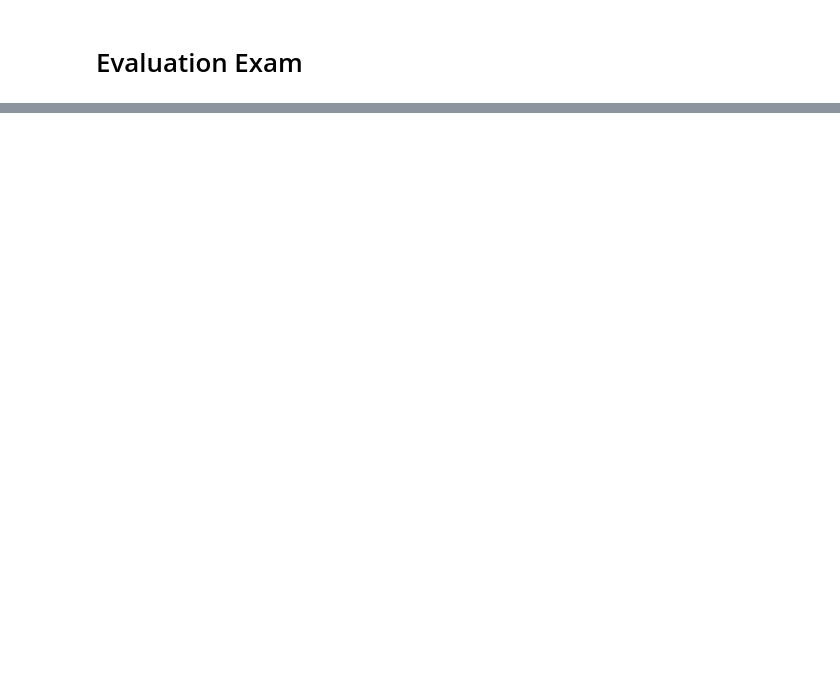
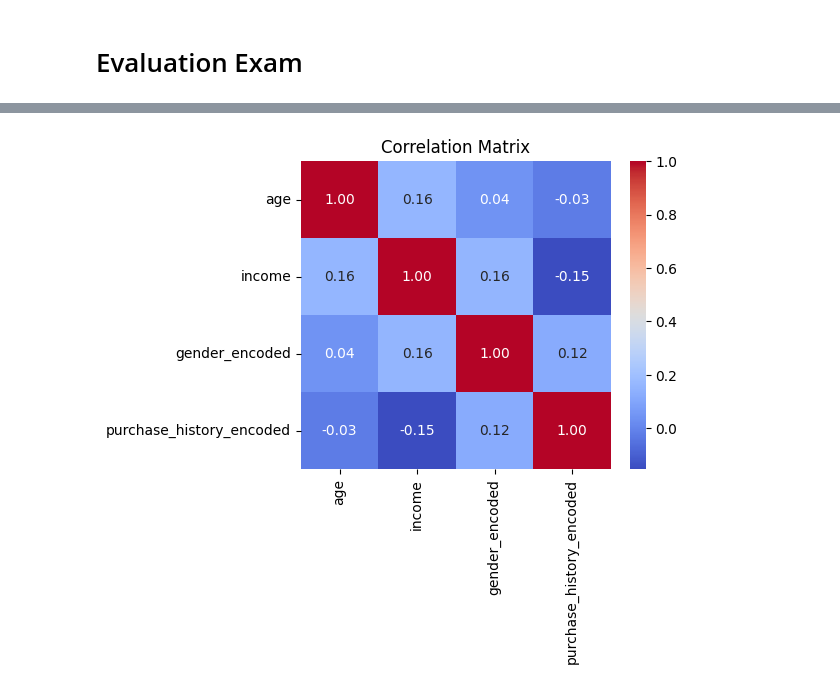
Before and after one commit to SandovalAguilar/classification-case, a Jupyter notebook: Notebook/case.ipynb, the cells around one changed output, grey strips where cells are left out. Drawn from its saved outputs; the diff is of its cells as text; code cells hidden in the pictures; blank space fills up the shorter version.

```diff
--- a/Notebook/case.ipynb
+++ b/Notebook/case.ipynb
@@ -55,0 +142,18 @@ Steps to follow:
+# %%
+# Encoding categorical data
+df['gender_encoded'] = LabelEncoder().fit_transform(df['gender'])
+df['purchase_history_encoded'] = LabelEncoder().fit_transform(df['purchase_history'])
+
+# Selecting numerical columns for the correlation matrix
+numerical_data = df[['age', 'income', 'gender_encoded', 'purchase_history_encoded']]
+
+# Calculating the correlation matrix
+correlation_matrix = numerical_data.corr()
+
+# Plotting the correlation matrix
+plt.figure(figsize=(5, 4))
+sns.heatmap(correlation_matrix, annot=True, cmap='coolwarm', fmt=".2f")
+plt.title('Correlation Matrix')
+plt.show()
+# %% [output]
+[figure, added]
```
Also changed, not shown: parts of 29 cells of this notebook, 1 other file.
